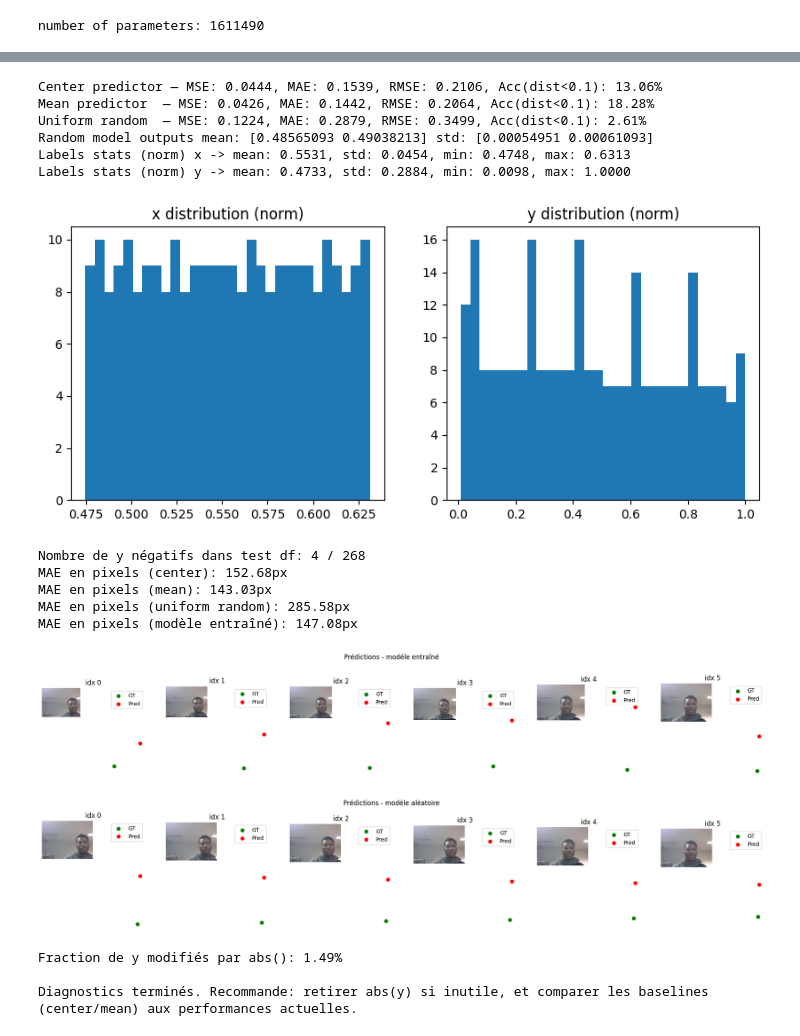
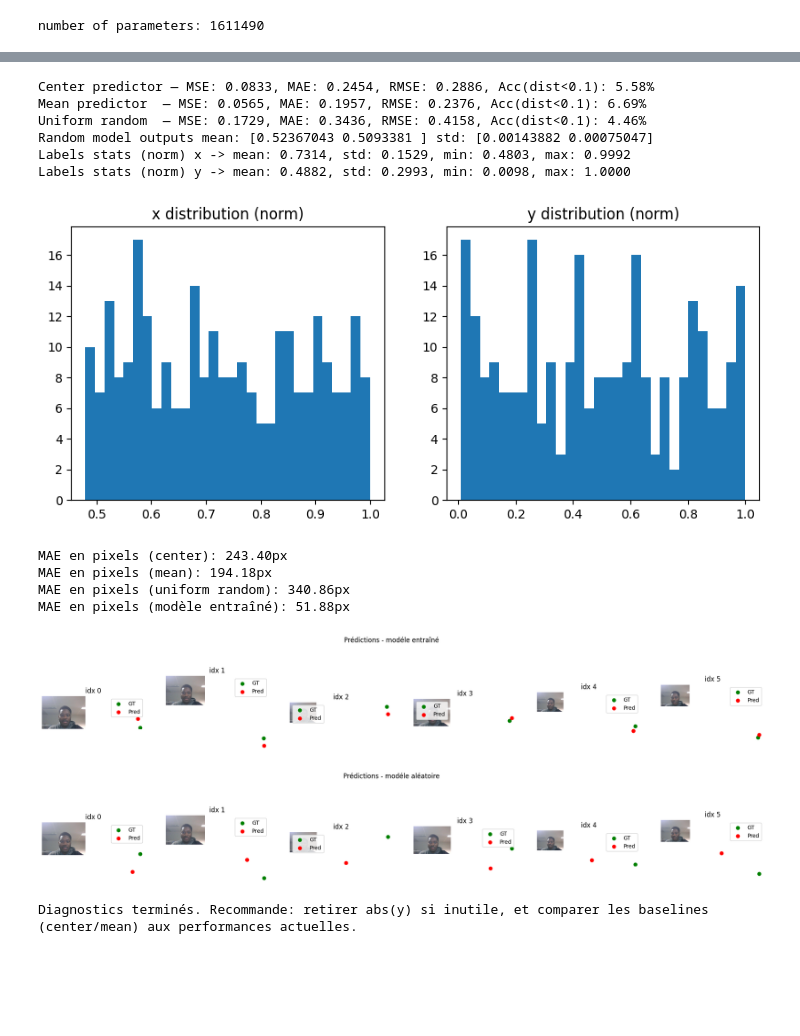
Before and after one commit to morningstaar/active_learning, a Jupyter notebook: training.ipynb, the cells around one changed output, grey strips where cells are left out. Cells and saved outputs as stored; diff of their text form; code cells hidden in the pictures; blank space fills up the shorter version.

```diff
--- a/training.ipynb
+++ b/training.ipynb
@@ -367,9 +374,9 @@ def eval_predictor(predict_fn, loader):
     mse = torch.mean((preds - labels)**2).item()
     mae = torch.mean(torch.abs(preds - labels)).item()
     rmse = torch.sqrt(torch.mean((preds - labels)**2)).item()
-    dists = torch.sqrt(torch.sum((preds - labels)**2, dim=1))
-    acc = (dists < 0.1).float().mean().item() * 100
-    return {'preds':preds, 'labels':labels, 'mse':mse,'mae':mae,'rmse':rmse,'acc':acc, 'dists':dists}
+    distances = torch.sqrt(torch.sum((preds - labels)**2, dim=1))
+    acc = (distances < 0.1).float().mean().item() * 100
+    return {'mse': mse, 'mae': mae, 'rmse': rmse, 'acc': acc, 'preds': preds, 'labels': labels}
 
 # Center predictor (prévoit [0.5,0.5])
 def center_predictor(imgs):
@@ -418,13 +425,8 @@ plt.subplot(1,2,1); plt.hist(x, bins=30); plt.title('x distribution (norm)')
 plt.subplot(1,2,2); plt.hist(y, bins=30); plt.title('y distribution (norm)')
 plt.show()
 
-# Proportion de y négatifs dans le CSV (avant abs)
-if hasattr(test_dataset, 'df'):
-    neg_y = (test_dataset.df['y'] < 0).sum()
-    print(f"Nombre de y négatifs dans test df: {neg_y} / {len(test_dataset.df)}")
-
 # Conversion MAE normalisée -> pixels (approx moyenne des axes)
-def mae_norm_to_pixels(mae_norm, max_x=test_dataset.max_x, max_y=test_dataset.max_y):
+def mae_norm_to_pixels(mae_norm, max_x=full_dataset.max_x, max_y=full_dataset.max_y):
     return mae_norm * ((max_x + max_y) / 2.0)
 
 print("MAE en pixels (center): {:.2f}px".format(mae_norm_to_pixels(center_res['mae'])))
@@ -433,67 +435,61 @@ print("MAE en pixels (uniform random): {:.2f}px".format(mae_norm_to_pixels(rand_
 if 'mae' in globals():
     print("MAE en pixels (modèle entraîné): {:.2f}px".format(mae_norm_to_pixels(mae)))
 
-# Fonction d'affichage overlay GT vs Pred
-def show_overlays(dataset, preds_norm, n=6, title=''):
+# Fonction d'affichage overlay GT vs Pred - utiliser full_dataset pour les métadonnées
+def show_overlays_subset(full_ds, subset, preds_norm, n=6, title=''):
     fig, axes = plt.subplots(1, n, figsize=(4*n, 4))
-    for i in range(n):
-        img_path = dataset.img_paths[i]
+    indices = subset.indices  # indices du subset dans le dataset complet
+    for i in range(min(n, len(indices))):
+        full_idx = indices[i]
+        img_path = full_ds.img_paths[full_idx]
         img = cv2.imread(img_path)
         if img is None:
             axes[i].text(0.5,0.5,'Image non trouvée',ha='center')
             axes[i].axis('off')
             continue
         img = cv2.cvtColor(img, cv2.COLOR_BGR2RGB)
-        gt = dataset.coords[i]  # normalisé
+        gt = full_ds.coords[full_idx]  # normalisé
         pred = preds_norm[i].numpy()
-        gt_px = (gt[0]*dataset.max_x, gt[1]*dataset.max_y)
-        pred_px = (pred[0]*dataset.max_x, pred[1]*dataset.max_y)
+        gt_px = (gt[0]*full_ds.max_x, gt[1]*full_ds.max_y)
+        pred_px = (pred[0]*full_ds.max_x, pred[1]*full_ds.max_y)
         axes[i].imshow(img); axes[i].scatter([gt_px[0]],[gt_px[1]], c='g', s=40, label='GT')
         axes[i].scatter([pred_px[0]],[pred_px[1]], c='r', s=40, label='Pred')
         axes[i].axis('off'); axes[i].set_title(f'idx {i}')
         axes[i].legend()
     plt.suptitle(title)
     plt.show()
 
 # Prédictions du modèle entraîné sur le test set
 trained_preds = []
 with torch.no_grad():
     for imgs, labs in test_loader:
         trained_preds.append(model(imgs).cpu())
 trained_preds = torch.cat(trained_preds)
-show_overlays(test_dataset, trained_preds, n=6, title='Prédictions - modéle entraîné')
+show_overlays_subset(full_dataset, test_dataset, trained_preds[:6], n=6, title='Prédictions - modéle entraîné')
 
 # Prédictions du modèle aléatoire sur le test set
 rand_model_preds = []
 with torch.no_grad():
     for imgs, labs in test_loader:
         rand_model_preds.append(random_model(imgs).cpu())
 rand_model_preds = torch.cat(rand_model_preds)
-show_overlays(test_dataset, rand_model_preds, n=6, title='Prédictions - modéle aléatoire')
-
-# Effet de abs(y)
-orig_y = test_dataset.df['y'].values.astype(np.float32)
-frac_abs_changed = float(np.mean(np.abs(orig_y) != orig_y))
-print("Fraction de y modifiés par abs(): {:.2%}".format(frac_abs_changed))
+show_overlays_subset(full_dataset, test_dataset, rand_model_preds[:6], n=6, title='Prédictions - modéle aléatoire')
 
 print('\nDiagnostics terminés. Recommande: retirer abs(y) si inutile, et comparer les baselines (center/mean) aux performances actuelles.')
 # %% [output]
-Center predictor — MSE: 0.0444, MAE: 0.1539, RMSE: 0.2106, Acc(dist<0.1): 13.06%
-Mean predictor  — MSE: 0.0426, MAE: 0.1442, RMSE: 0.2064, Acc(dist<0.1): 18.28%
-Uniform random  — MSE: 0.1224, MAE: 0.2879, RMSE: 0.3499, Acc(dist<0.1): 2.61%
-Random model outputs mean: [0.48565093 0.49038213] std: [0.00054951 0.00061093]
-Labels stats (norm) x -> mean: 0.5531, std: 0.0454, min: 0.4748, max: 0.6313
-Labels stats (norm) y -> mean: 0.4733, std: 0.2884, min: 0.0098, max: 1.0000
+Center predictor — MSE: 0.0833, MAE: 0.2454, RMSE: 0.2886, Acc(dist<0.1): 5.58%
+Mean predictor  — MSE: 0.0565, MAE: 0.1957, RMSE: 0.2376, Acc(dist<0.1): 6.69%
+Uniform random  — MSE: 0.1729, MAE: 0.3436, RMSE: 0.4158, Acc(dist<0.1): 4.46%
+Random model outputs mean: [0.52367043 0.5093381 ] std: [0.00143882 0.00075047]
+Labels stats (norm) x -> mean: 0.7314, std: 0.1529, min: 0.4803, max: 0.9992
+Labels stats (norm) y -> mean: 0.4882, std: 0.2993, min: 0.0098, max: 1.0000
-[figure, old version]
+[figure, new version]
-Nombre de y négatifs dans test df: 4 / 268
-MAE en pixels (center): 152.68px
-MAE en pixels (mean): 143.03px
-MAE en pixels (uniform random): 285.58px
-MAE en pixels (modèle entraîné): 147.08px
+MAE en pixels (center): 243.40px
+MAE en pixels (mean): 194.18px
+MAE en pixels (uniform random): 340.86px
+MAE en pixels (modèle entraîné): 51.88px
-[figure, old version]
+[figure, new version]
-[figure, old version]
+[figure, new version]
-Fraction de y modifiés par abs(): 1.49%
-
 Diagnostics terminés. Recommande: retirer abs(y) si inutile, et comparer les baselines (center/mean) aux performances actuelles.
 # %%
 # Comparaison des métriques finales
```
Also changed, not shown: parts of 8 cells of this notebook, 2 other files.
